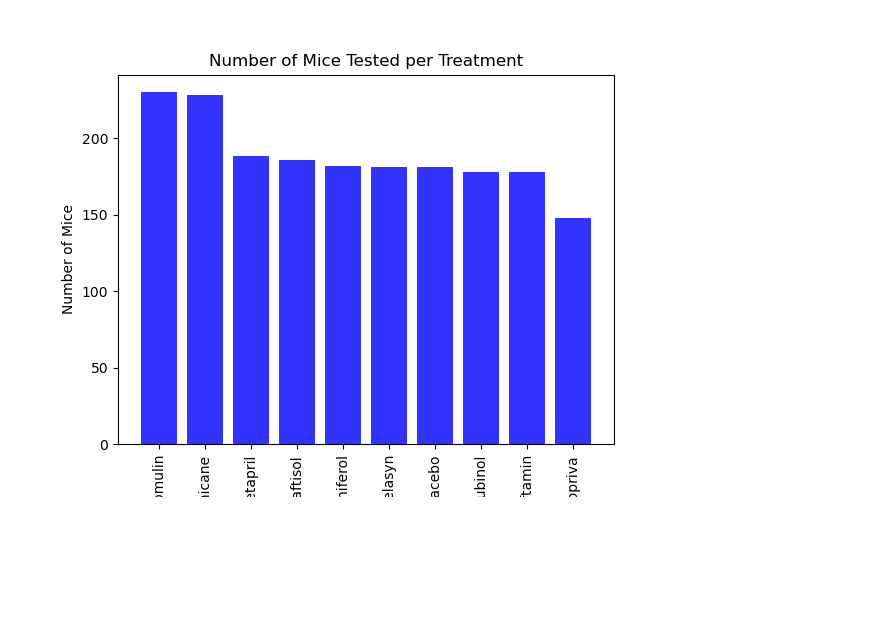
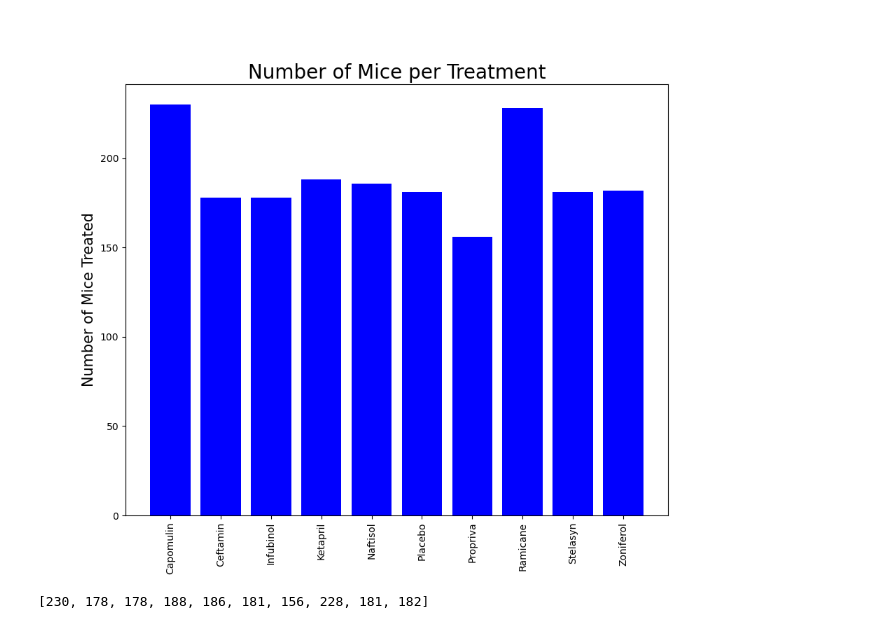
Before and after one commit to ruchichandrawal/Assignment5, a Jupyter notebook: Assignment 5 Final.ipynb, the cells around one changed output. Drawn from its saved outputs; the diff is of its cells as text; code cells hidden in the pictures; blank space fills up the shorter version.

```diff
--- a/Assignment 5 Final.ipynb
+++ b/Assignment 5 Final.ipynb
@@ -134,10 +159,15 @@ summary_aggregate
 # %%
-# Generate a bar plot showing the total number of timepoints for all mice tested for each drug regimen using Pandas.
-mice_count = clean_data_complete["Drug Regimen"].value_counts()
-mice_count
-plot_pandas = mice_count.plot.bar(color='b')
-plt.xlabel("Drug Regimen")
-plt.ylabel("Number of Mice")
-plt.title("Number of Mice per Treatment")
+# Generate a bar plot showing the total number of measurements taken on each drug regimen using pandas.
+mice_per_drug = combined_data.groupby(["Drug Regimen"]).count()["Mouse ID"]
+
+pandas_plot = mice_per_drug.plot(kind="bar", color='b', figsize=(10,8), fontsize = 14)
+plt.title("Number of Mice per Treatment",fontsize = 20)
+plt.xlabel("Drug Regimen",fontsize = 15)
+plt.ylabel("Number of Mice Treated",fontsize = 15)
+
 plt.show()
+plt.tight_layout()
+
+# mice_count
+mice_per_drug
 # %% [output]
@@ -145,19 +187,23 @@ plt.show()
 # %%
-# Generate a bar plot showing the total number of unique mice tested on each drug regimen using pyplot.
-x_axis = mice_count.index.values
-y_axis = mice_count.values
+# Generate a bar plot showing the total number of measurements taken on each drug regimen using pyplot.
+# Get y_axis values by creating a list of number of mice for each drug regimen
+treatment_count = (combined_data.groupby(["Drug Regimen"])["Mouse ID"].count()).tolist()
+treatment_count
 
-# Create a Pyplot bar plot based off of the group series from before and label the title
-plt.bar(x_axis, y_axis, color='b', alpha=0.8, align='center')
+x_axis = np.arange(len(mice_per_drug))
+tick_locations = [value+0.4 for value in x_axis]
+fig1, ax1 = plt.subplots(figsize=(10,8))
+plt.xticks(tick_locations, mice_per_drug.index.values, rotation="vertical")
+plt.bar(x_axis, treatment_count, color='b', alpha=1, align="edge")
+plt.title("Number of Mice per Treatment",fontsize = 20)
+plt.xlabel("Drug Regimen",fontsize = 15)
+plt.ylabel("Number of Mice Treated",fontsize = 15)
+plt.show()
 
-# Set the xlabel and ylabel, title using class methods
-plt.title("Number of Mice Tested per Treatment")
-plt.xlabel("Drug Regimen")
-plt.ylabel("Number of Mice")
-plt.xticks(rotation="vertical")
 
-plt.show()
+treatment_count
 # %% [output]
-[figure, old version]
+[figure, new version]
+[230, 178, 178, 188, 186, 181, 156, 228, 181, 182]
 # %%
 # Generate a pie plot showing the distribution of female versus male mice using pandas
```
Also changed, not shown: parts of 26 cells of this notebook.
